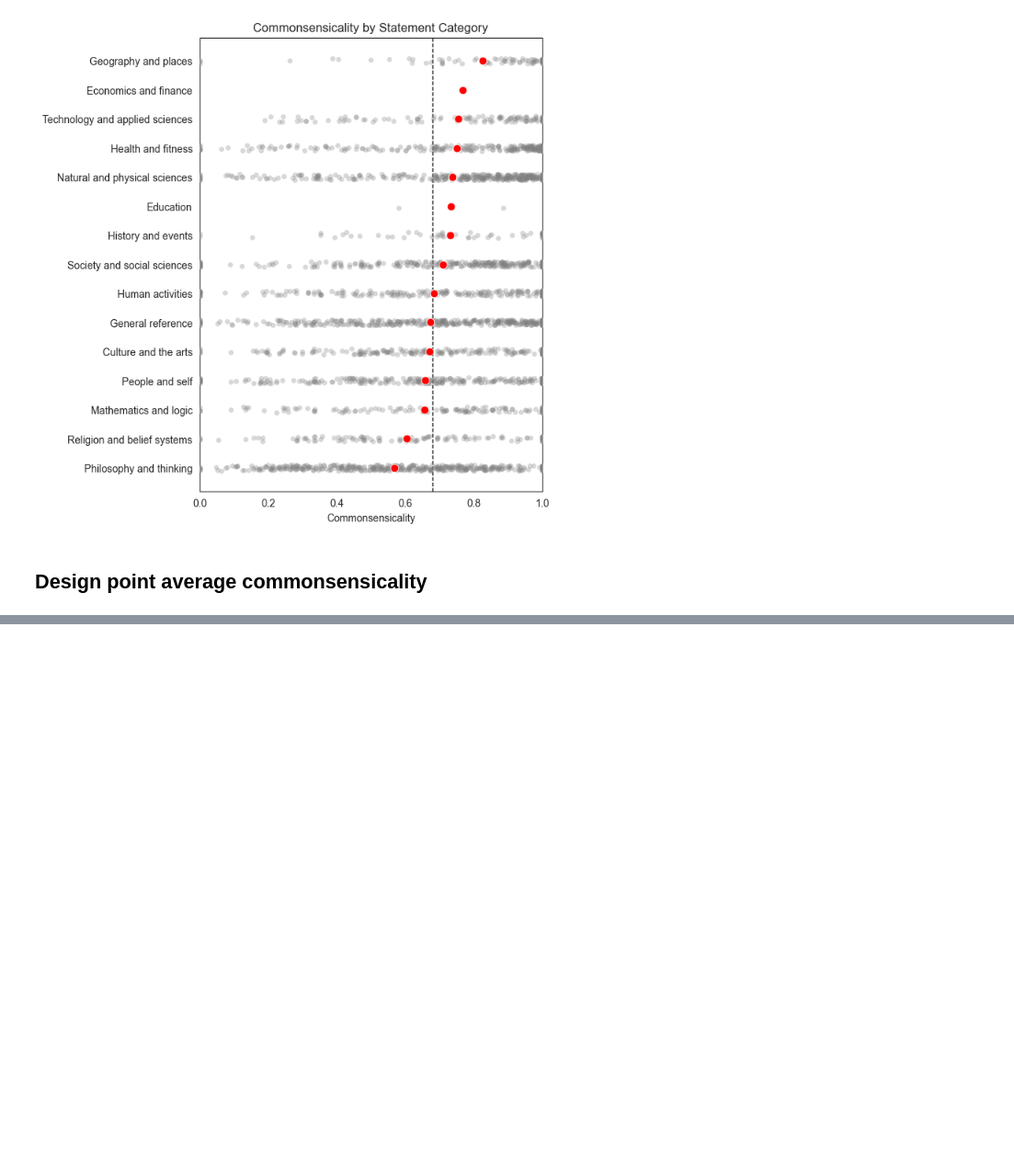
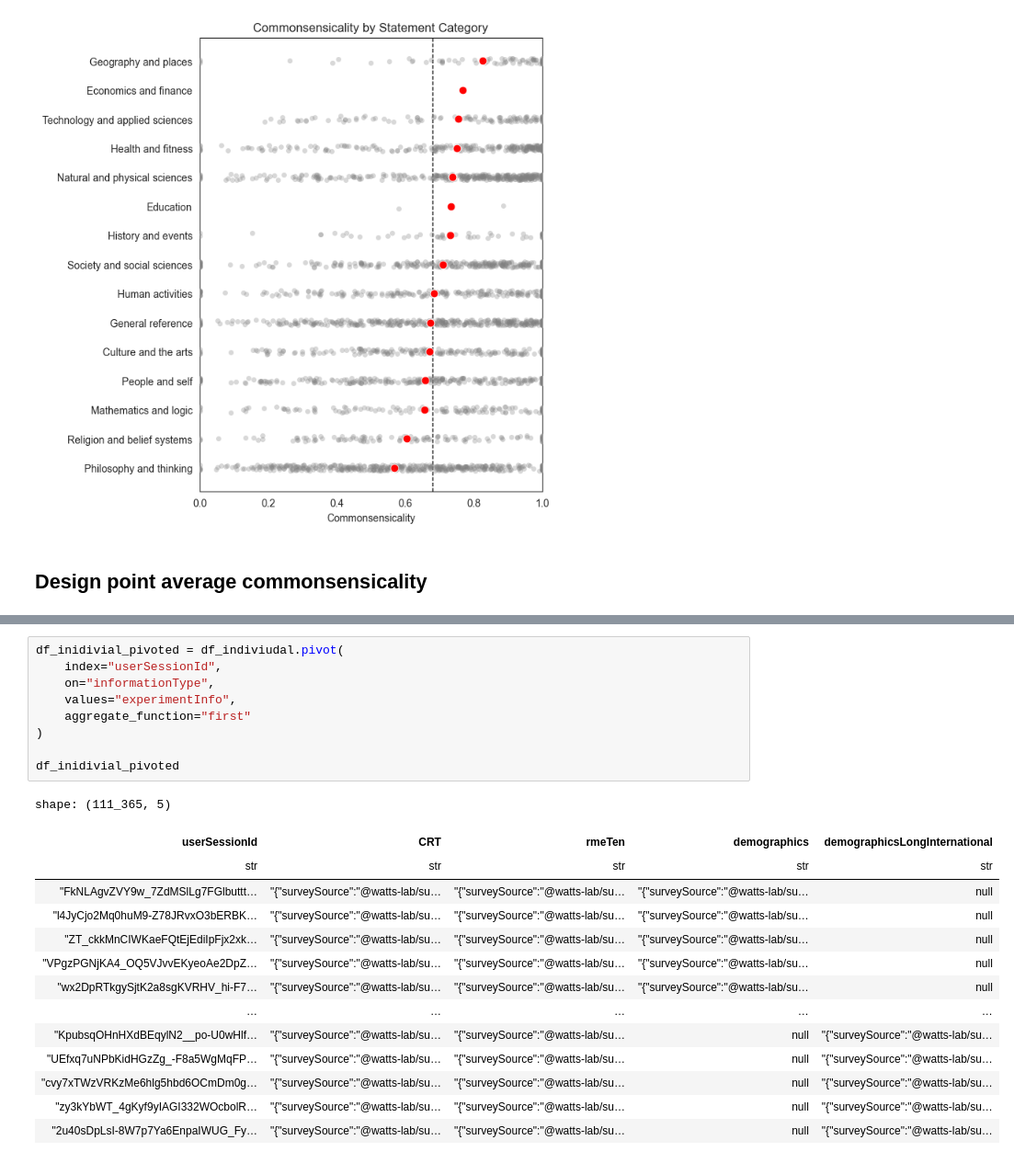
Before and after one commit to Watts-Lab/commonsense-data, a Jupyter notebook: .scripts/dashboard.ipynb, the cells around one changed output, grey strips where cells are left out. Shown at 92% size. Drawn from its saved outputs; the diff is of its cells as text; blank space fills up the shorter version.

```diff
--- a/.scripts/dashboard.ipynb
+++ b/.scripts/dashboard.ipynb
@@ -503,0 +516,24 @@ plt.show()
+# %%
+df_inidivial_pivoted = df_indiviudal.pivot(
+    index="userSessionId",
+    on="informationType",
+    values="experimentInfo",
+    aggregate_function="first"
+)
+
+df_inidivial_pivoted
+# %% [output]
+shape: (111_365, 5)
+| userSessionId | CRT | rmeTen | demographics | demographicsLongInternational |
+| str | str | str | str | str |
+| "FkNLAgvZVY9w_7ZdMSlLg7FGlbuttt… | "{"surveySource":"@watts-lab/su… | "{"surveySource":"@watts-lab/su… | "{"surveySource":"@watts-lab/su… | null |
+| "l4JyCjo2Mq0huM9-Z78JRvxO3bERBK… | "{"surveySource":"@watts-lab/su… | "{"surveySource":"@watts-lab/su… | "{"surveySource":"@watts-lab/su… | null |
+| "ZT_ckkMnCIWKaeFQtEjEdiIpFjx2xk… | "{"surveySource":"@watts-lab/su… | "{"surveySource":"@watts-lab/su… | "{"surveySource":"@watts-lab/su… | null |
+| "VPgzPGNjKA4_OQ5VJvvEKyeoAe2DpZ… | "{"surveySource":"@watts-lab/su… | "{"surveySource":"@watts-lab/su… | "{"surveySource":"@watts-lab/su… | null |
+| "wx2DpRTkgySjtK2a8sgKVRHV_hi-F7… | "{"surveySource":"@watts-lab/su… | "{"surveySource":"@watts-lab/su… | "{"surveySource":"@watts-lab/su… | null |
+| … | … | … | … | … |
+| "KpubsqOHnHXdBEqylN2__po-U0wHlf… | "{"surveySource":"@watts-lab/su… | "{"surveySource":"@watts-lab/su… | null | "{"surveySource":"@watts-lab/su… |
+| "UEfxq7uNPbKidHGzZg_-F8a5WgMqFP… | "{"surveySource":"@watts-lab/su… | "{"surveySource":"@watts-lab/su… | null | "{"surveySource":"@watts-lab/su… |
+| "cvy7xTWzVRKzMe6hlg5hbd6OCmDm0g… | "{"surveySource":"@watts-lab/su… | "{"surveySource":"@watts-lab/su… | null | "{"surveySource":"@watts-lab/su… |
+| "zy3kYbWT_4gKyf9yIAGI332WOcbolR… | "{"surveySource":"@watts-lab/su… | "{"surveySource":"@watts-lab/su… | null | "{"surveySource":"@watts-lab/su… |
+| "2u40sDpLsI-8W7p7Ya6EnpaIWUG_Fy… | "{"surveySource":"@watts-lab/su… | "{"surveySource":"@watts-lab/su… | null | "{"surveySource":"@watts-lab/su… |
```
Also changed, not shown: parts of 14 cells of this notebook.
